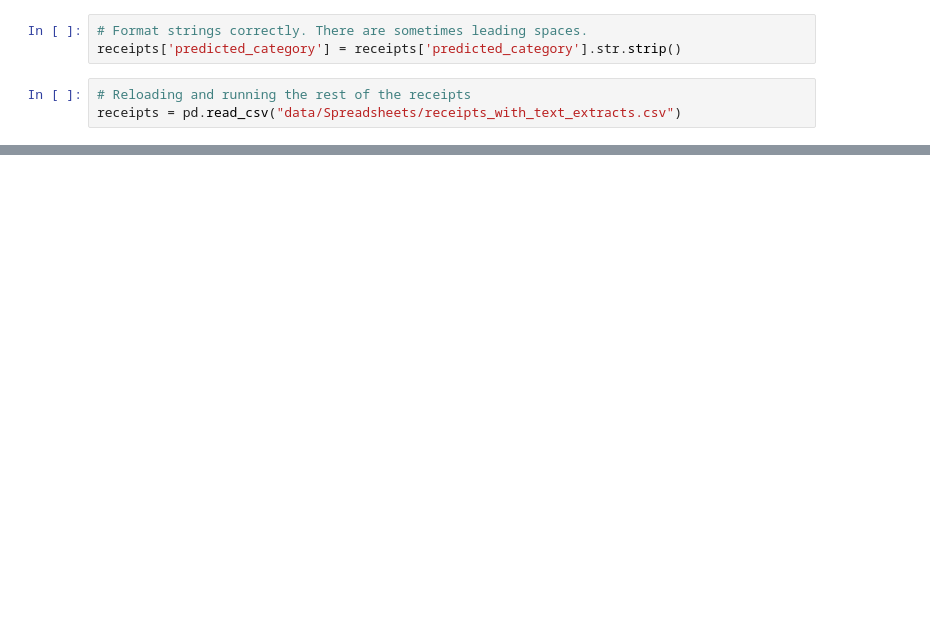
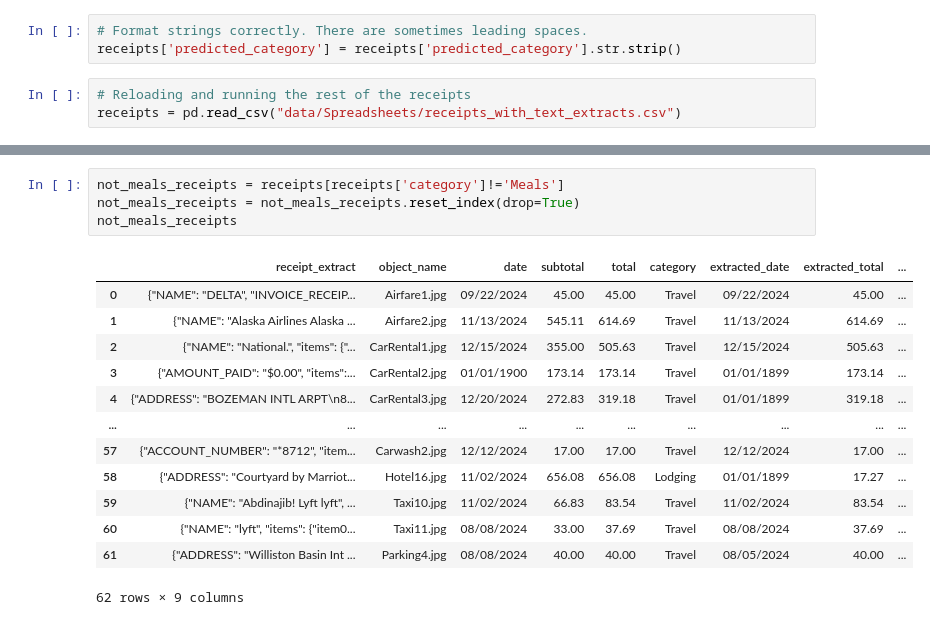
Before and after one commit to Callowlock/ReceiptProcessing, a Jupyter notebook: UploadReceiptsSaveTextract.ipynb, the cells around one changed output, grey strips where cells are left out. Cells and saved outputs as stored; diff of their text form; blank space fills up the shorter version.

```diff
--- a/UploadReceiptsSaveTextract.ipynb
+++ b/UploadReceiptsSaveTextract.ipynb
@@ -505 +631,19 @@ Date: []
 Category[3]
+# %%
+not_meals_receipts = receipts[receipts['category']!='Meals']
+not_meals_receipts = not_meals_receipts.reset_index(drop=True)
+not_meals_receipts
+# %% [output]
+|  | receipt_extract | object_name | date | subtotal | total | category | extracted_date | extracted_total | ... |
+| 0 | {"NAME": "DELTA", "INVOICE_RECEIP... | Airfare1.jpg | 09/22/2024 | 45.00 | 45.00 | Travel | 09/22/2024 | 45.00 | ... |
+| 1 | {"NAME": "Alaska Airlines Alaska ... | Airfare2.jpg | 11/13/2024 | 545.11 | 614.69 | Travel | 11/13/2024 | 614.69 | ... |
+| 2 | {"NAME": "National.", "items": {"... | CarRental1.jpg | 12/15/2024 | 355.00 | 505.63 | Travel | 12/15/2024 | 505.63 | ... |
+| 3 | {"AMOUNT_PAID": "$0.00", "items":... | CarRental2.jpg | 01/01/1900 | 173.14 | 173.14 | Travel | 01/01/1899 | 173.14 | ... |
+| 4 | {"ADDRESS": "BOZEMAN INTL ARPT\n8... | CarRental3.jpg | 12/20/2024 | 272.83 | 319.18 | Travel | 01/01/1899 | 319.18 | ... |
+| ... | ... | ... | ... | ... | ... | ... | ... | ... | ... |
+| 57 | {"ACCOUNT_NUMBER": "*8712", "item... | Carwash2.jpg | 12/12/2024 | 17.00 | 17.00 | Travel | 12/12/2024 | 17.00 | ... |
+| 58 | {"ADDRESS": "Courtyard by Marriot... | Hotel16.jpg | 11/02/2024 | 656.08 | 656.08 | Lodging | 01/01/1899 | 17.27 | ... |
+| 59 | {"NAME": "Abdinajib! Lyft lyft", ... | Taxi10.jpg | 11/02/2024 | 66.83 | 83.54 | Travel | 11/02/2024 | 83.54 | ... |
+| 60 | {"NAME": "lyft", "items": {"item0... | Taxi11.jpg | 08/08/2024 | 33.00 | 37.69 | Travel | 08/08/2024 | 37.69 | ... |
+| 61 | {"ADDRESS": "Williston Basin Int ... | Parking4.jpg | 08/08/2024 | 40.00 | 40.00 | Travel | 08/05/2024 | 40.00 | ... |
+62 rows × 9 columns
```
Also changed, not shown: parts of 42 cells of this notebook, 43 other files.
